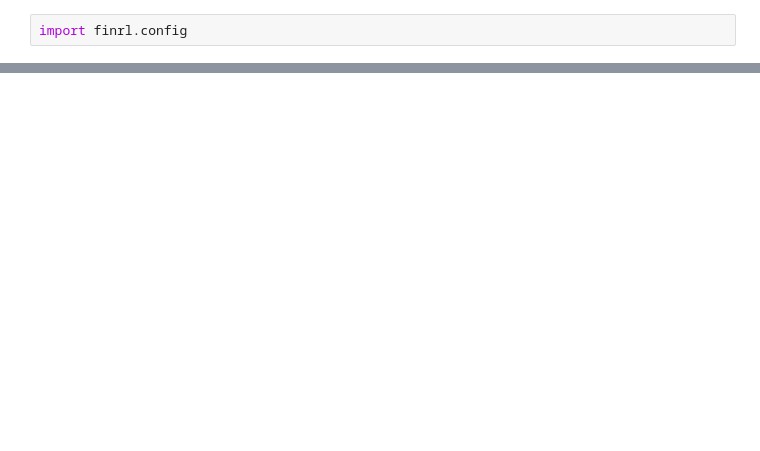
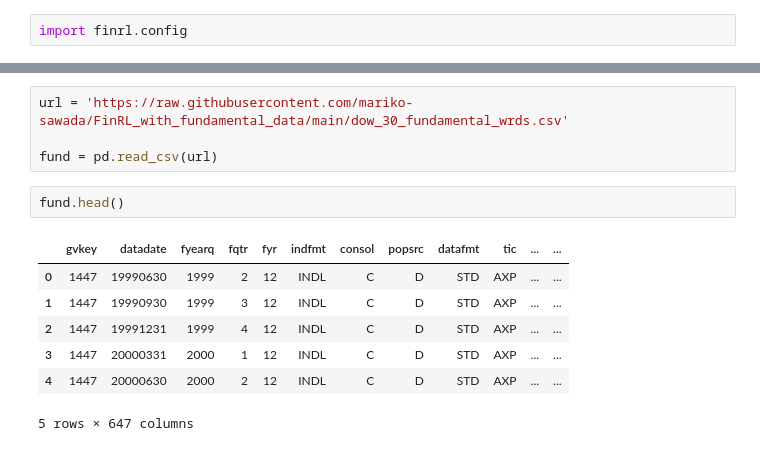
Before and after one commit to Shritej24c/Trading-Bot-RL, a Jupyter notebook: FinRL_Package.ipynb, the cells around one changed output, grey strips where cells are left out. Cells and saved outputs as stored; diff of their text form; blank space fills up the shorter version.

```diff
--- a/FinRL_Package.ipynb
+++ b/FinRL_Package.ipynb
@@ -99,0 +157,14 @@ Shape of DataFrame:  (3021, 8)
+# %%
+url = 'https://raw.githubusercontent.com/mariko-sawada/FinRL_with_fundamental_data/main/dow_30_fundamental_wrds.csv'
+
+fund = pd.read_csv(url)
+# %%
+fund.head()
+# %% [output]
+|  | gvkey | datadate | fyearq | fqtr | fyr | indfmt | consol | popsrc | datafmt | tic | ... | ... |
+| 0 | 1447 | 19990630 | 1999 | 2 | 12 | INDL | C | D | STD | AXP | ... | ... |
+| 1 | 1447 | 19990930 | 1999 | 3 | 12 | INDL | C | D | STD | AXP | ... | ... |
+| 2 | 1447 | 19991231 | 1999 | 4 | 12 | INDL | C | D | STD | AXP | ... | ... |
+| 3 | 1447 | 20000331 | 2000 | 1 | 12 | INDL | C | D | STD | AXP | ... | ... |
+| 4 | 1447 | 20000630 | 2000 | 2 | 12 | INDL | C | D | STD | AXP | ... | ... |
+5 rows × 647 columns
```
Also changed, not shown: parts of 44 cells of this notebook.
